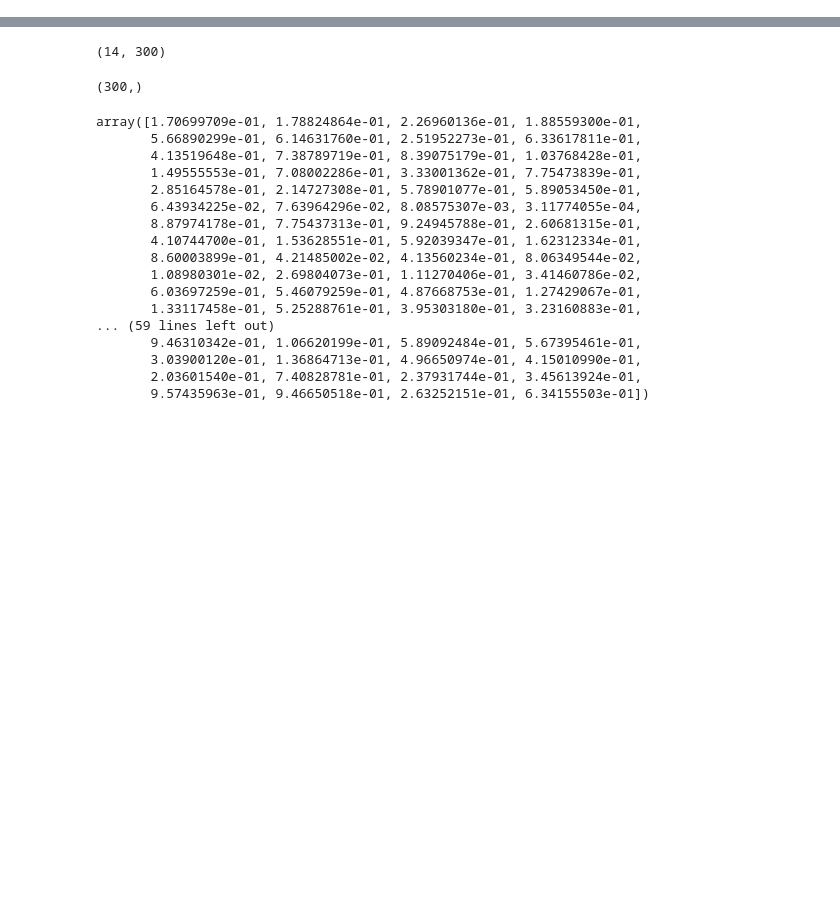
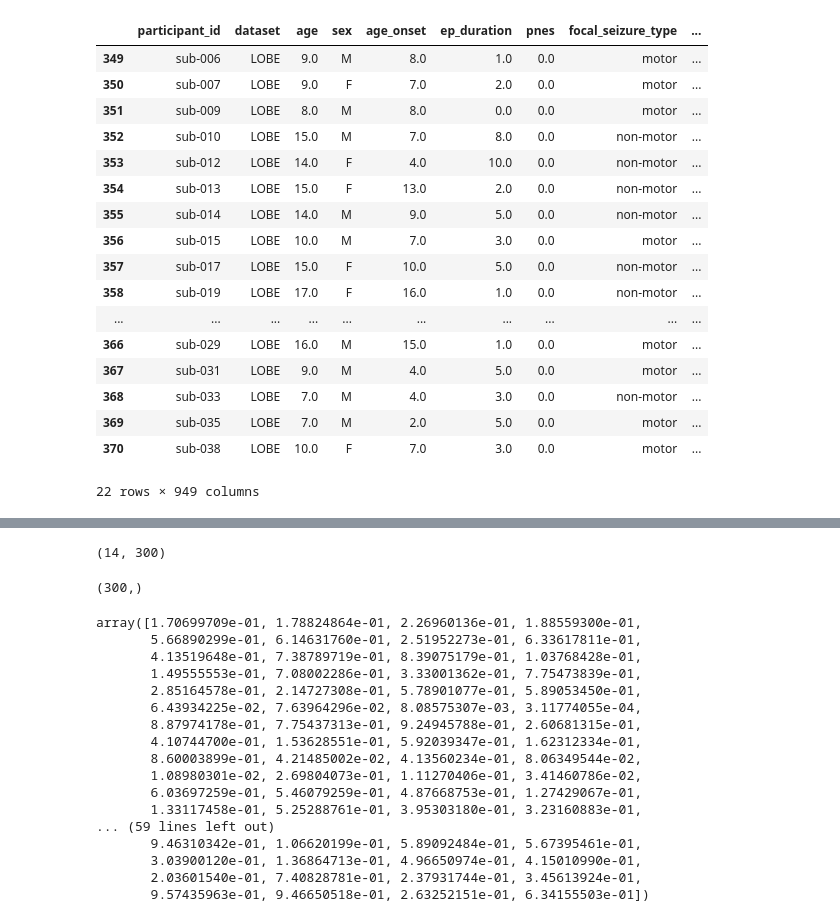
Before and after one commit to akhanf/LOBE_analysis, a Jupyter notebook: scratch_stats.ipynb, the cells around one changed output, grey strips where cells are left out. Cells and saved outputs as stored; diff of their text form; code cells hidden in the pictures; blank space fills up the shorter version.

```diff
--- a/scratch_stats.ipynb
+++ b/scratch_stats.ipynb
@@ -7,3 +7,31 @@ import statsmodels.api as sp
 #imported the full paths since it wasn't working otherwise - not sure why
 from statsmodels.stats.weightstats import ttest_ind
 from statsmodels.stats.multitest import fdrcorrection
+# %%
+# read in df_tabular with regional and network based data
+
+df_tabular = pd.read_csv('results/analysis/df_tabular.csv',sep='\t')
+# %%
+#just get LOBE dataset
+df_LOBE = df_tabular[df_tabular["dataset"] == "LOBE"]
+# %%
+df_LOBE
+# %% [output]
+|  | participant_id | dataset | age | sex | age_onset | ep_duration | pnes | focal_seizure_type | ... |
+| 349 | sub-006 | LOBE | 9.0 | M | 8.0 | 1.0 | 0.0 | motor | ... |
+| 350 | sub-007 | LOBE | 9.0 | F | 7.0 | 2.0 | 0.0 | motor | ... |
+| 351 | sub-009 | LOBE | 8.0 | M | 8.0 | 0.0 | 0.0 | motor | ... |
+| 352 | sub-010 | LOBE | 15.0 | M | 7.0 | 8.0 | 0.0 | non-motor | ... |
+| 353 | sub-012 | LOBE | 14.0 | F | 4.0 | 10.0 | 0.0 | non-motor | ... |
+| 354 | sub-013 | LOBE | 15.0 | F | 13.0 | 2.0 | 0.0 | non-motor | ... |
+| 355 | sub-014 | LOBE | 14.0 | M | 9.0 | 5.0 | 0.0 | non-motor | ... |
+| 356 | sub-015 | LOBE | 10.0 | M | 7.0 | 3.0 | 0.0 | motor | ... |
+| 357 | sub-017 | LOBE | 15.0 | F | 10.0 | 5.0 | 0.0 | non-motor | ... |
+| 358 | sub-019 | LOBE | 17.0 | F | 16.0 | 1.0 | 0.0 | non-motor | ... |
+| ... | ... | ... | ... | ... | ... | ... | ... | ... | ... |
+| 366 | sub-029 | LOBE | 16.0 | M | 15.0 | 1.0 | 0.0 | motor | ... |
+| 367 | sub-031 | LOBE | 9.0 | M | 4.0 | 5.0 | 0.0 | motor | ... |
+| 368 | sub-033 | LOBE | 7.0 | M | 4.0 | 3.0 | 0.0 | non-motor | ... |
+| 369 | sub-035 | LOBE | 7.0 | M | 2.0 | 5.0 | 0.0 | motor | ... |
+| 370 | sub-038 | LOBE | 10.0 | F | 7.0 | 3.0 | 0.0 | motor | ... |
+22 rows × 949 columns
```
Also changed, not shown: parts of 17 cells of this notebook.
